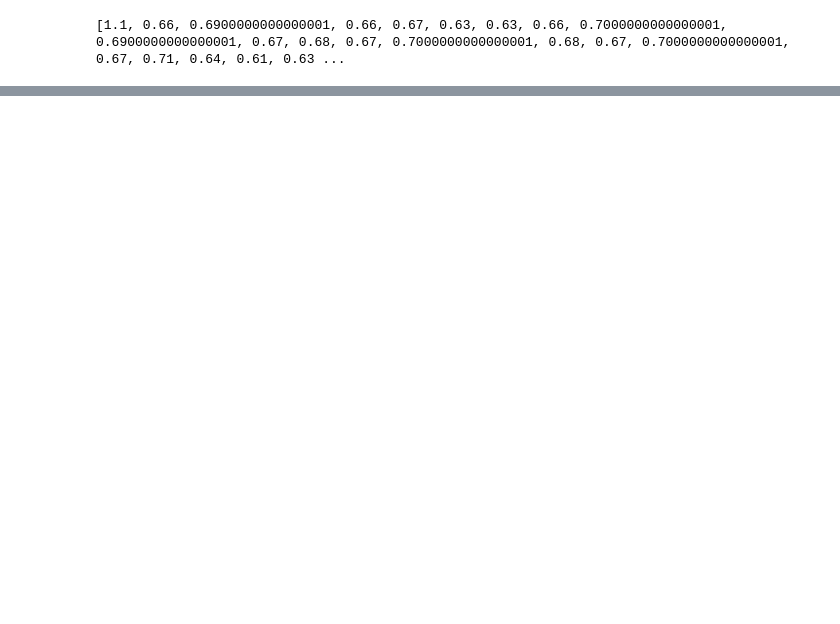
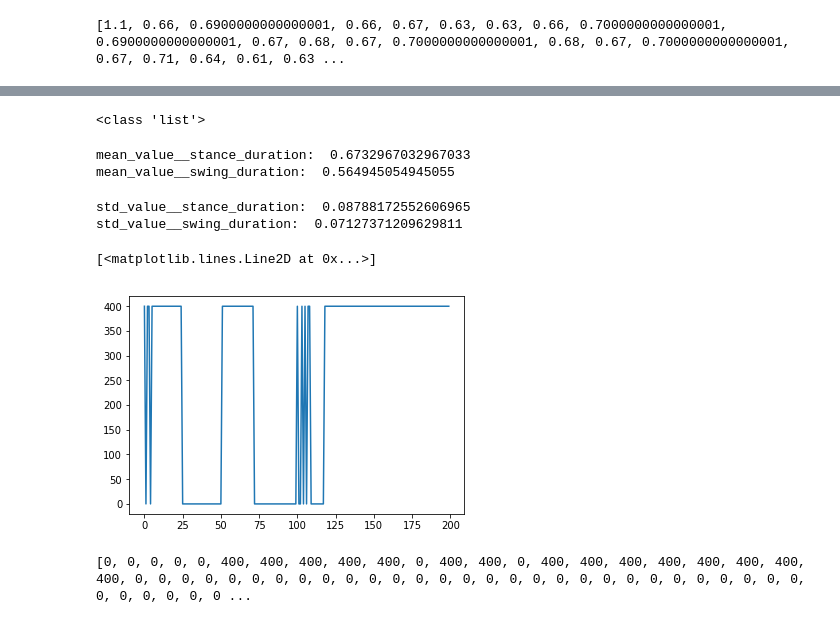
Before and after one commit to kjaw/Gait-in-Parkinson-s-Disease, a Jupyter notebook: main.ipynb, the cells around one changed output, grey strips where cells are left out. Saved outputs shown, nothing was run; the diff lists cells and outputs as text; code cells hidden in the pictures; blank space fills up the shorter version.

```diff
--- a/main.ipynb
+++ b/main.ipynb
@@ -124,0 +168,31 @@ plt.plot(y_COP_right[2500:3800])
+# %%
+def binarize_CoP_signal(CoP_signal:np.ndarray)->List[int]:
+    """
+    Binarize signal of center of pressure during gait.
+    Center of pressure is raising -> equals to 400 and stance phase
+    Center of pressure is decreasign -> equals to 0 and swing phase
+
+    Parameters
+    ----------
+    CoP_signal:np.ndarray
+        signal which is calculated Center od Pressure during gait
+
+    Returns
+    -------
+    binarized_CoP_singal: List[int]
+        list contains two values only 400 means stance phase and 0 means swing phase
+    """
+
+    binarized_CoP_singal = []
+    for i in range(1,len(CoP_signal)):
+        if CoP_signal[i] - CoP_signal[i-1]>0:
+            binarized_CoP_singal.append(400)
+#         elif CoP_signal[i] - CoP_signal[i-1]<0 and CoP_signal[i-1] < 0:
+#             binarized_CoP_singal.append(400)
+        else:
+            binarized_CoP_singal.append(0)
+
+    return binarized_CoP_singal
+# %%
+binarized_y_COP_left = binarize_CoP_signal(y_COP_left)
+binarized_y_COP_right = binarize_CoP_signal(y_COP_right)
@@ -241,0 +321,4 @@ def double_support_detection(file_name: pd.core.frame.DataFrame) -> Tuple[List[f
+# %%
+print(type(swin_left_duration))
+# %% [output]
+<class 'list'>
@@ -241,0 +362,24 @@ def double_support_detection(file_name: pd.core.frame.DataFrame) -> Tuple[List[f
+# %%
+print("mean_value__stance_duration: ", mean_value__stance_duration)
+print("mean_value__swing_duration: ", mean_value__swing_duration)
+# %% [output]
+mean_value__stance_duration:  0.6732967032967033
+mean_value__swing_duration:  0.564945054945055
+# %%
+print("std_value__stance_duration: ", std_value__stance_duration)
+print("std_value__swing_duration: ", std_value__swing_duration)
+# %% [output]
+std_value__stance_duration:  0.08788172552606965
+std_value__swing_duration:  0.07127371209629811
+# %%
+    binarized_y_COP_left = binarize_CoP_signal(y_COP_left)
+    binarized_y_COP_right = binarize_CoP_signal(y_COP_right)
+    plt.plot(binarized_y_COP_left[0:200])
+#     plt.plot(binarized_y_COP_right[0:200])
+# %% [output]
+[<matplotlib.lines.Line2D at 0x...>]
+[figure, added]
+# %%
+print(binarized_y_COP_right)
+# %% [output]
+[0, 0, 0, 0, 0, 400, 400, 400, 400, 400, 0, 400, 400, 0, 400, 400, 400, 400, 400, 400, 400, 400, 0, 0, 0, 0, 0, 0, 0, 0, 0, 0, 0, 0, 0, 0, 0, 0, 0, 0, 0, 0, 0, 0, 0, 0, 0, 0, 0, 0, 0, 0, 0, 0, 0, 0, 0 ...
```
Also changed, not shown: parts of 25 cells of this notebook.
